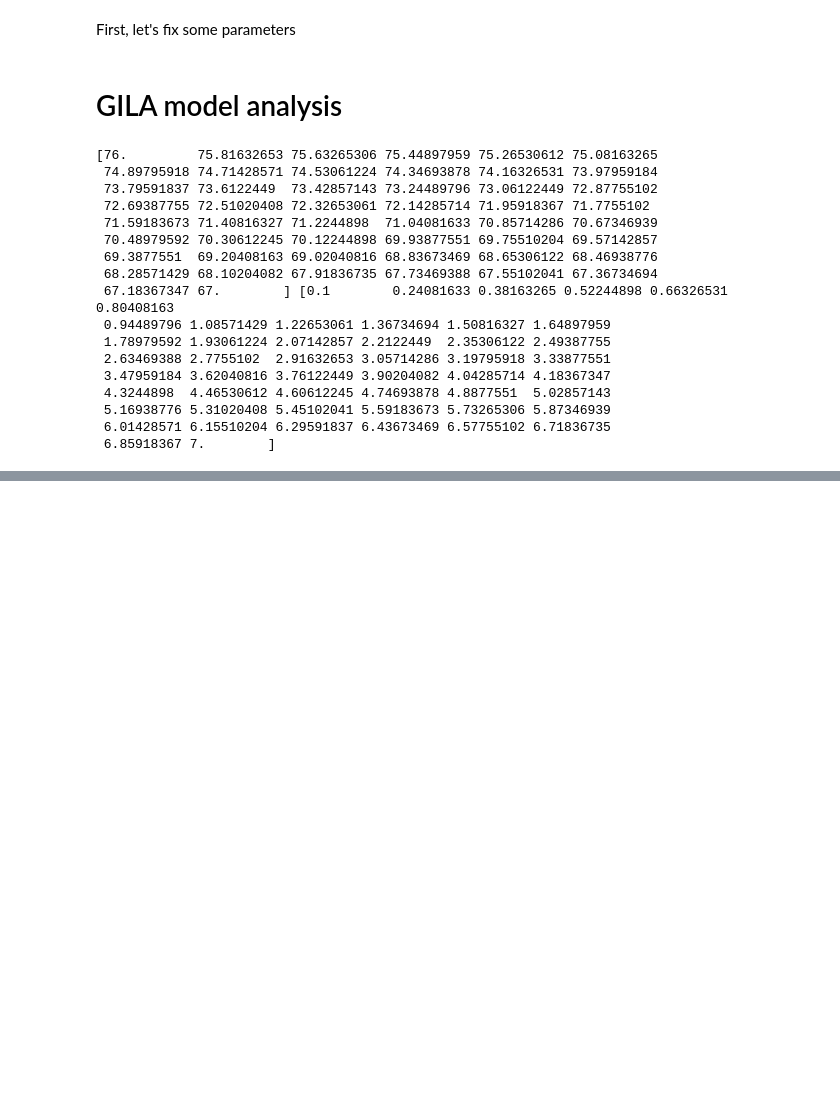
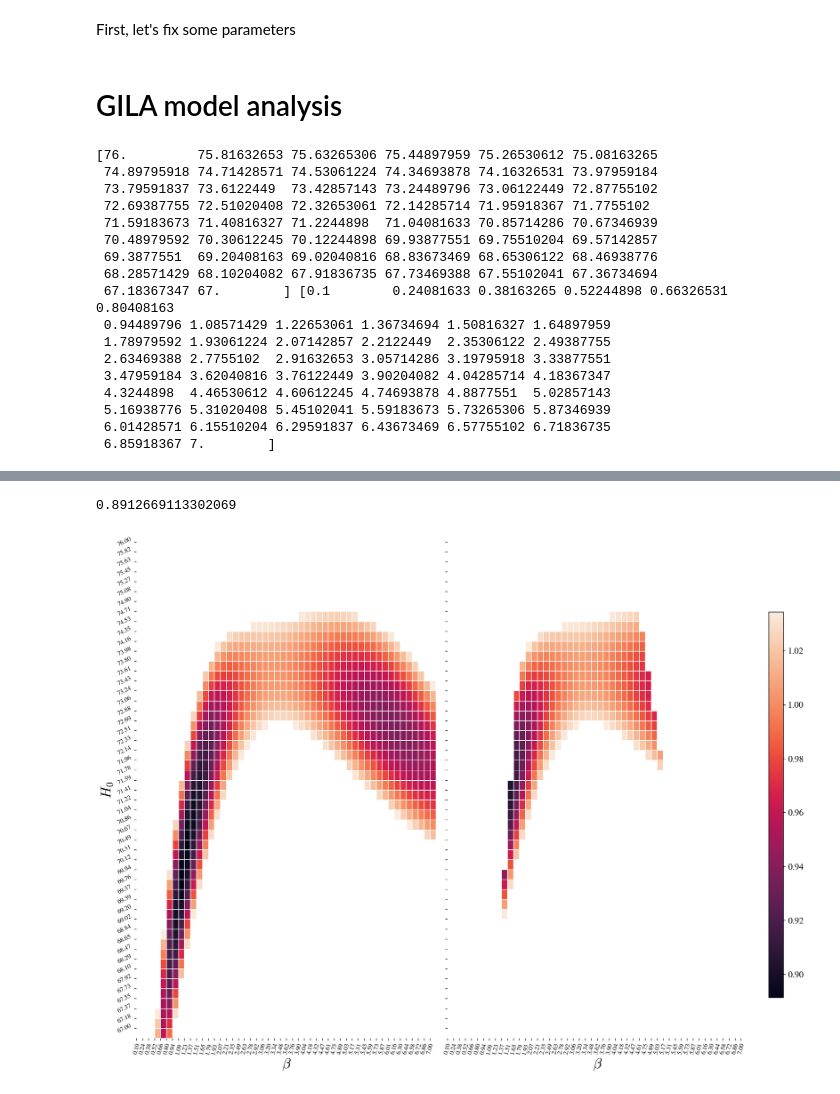
Before and after one commit to matiasleize/GC_MCMC, a Jupyter notebook: notebooks/age_of_the_universe/final stuff/plot_age_of_universe_0.90_heatmap.ipynb, the cells around one changed output, grey strips where cells are left out. Drawn from its saved outputs; the diff is of its cells as text; code cells hidden in the pictures; blank space fills up the shorter version.

```diff
--- a/notebooks/age_of_the_universe/final stuff/plot_age_of_universe_0.90_heatmap.ipynb
+++ b/notebooks/age_of_the_universe/final stuff/plot_age_of_universe_0.90_heatmap.ipynb
@@ -168,7 +168,9 @@ def chi2_without_cov(teo, data, errors_cuad):
 def params_to_chi2(theta, model, dataset_CC=None,dataset_SN_plus_shoes=None,
                    num_z_points=int(10**5)):
 
-    chi2_SN = 0
+    #chi2_SN = 0
+    #chi2_CC = 0
+
     [Mabs, L_bar, b, H_0, r, s] = theta
     physical_params = [L_bar, b, H_0, r, s]
     try:
@@ -524,3 +353,45 @@ print(matrix_gila_chi2_4)
  [nan nan nan ... nan nan nan]
  [nan nan nan ... nan nan nan]
  [nan nan nan ... nan nan nan]]
+# %%
+print(min(np.nanmin(matrix_gila_chi2_2), np.nanmin(matrix_gila_chi2_4)))
+# %% [output]
+0.8912669113302069
+# %%
+# Plot BETA model
+fig, axes = plt.subplots(1,2,figsize=(16, 12))
+# Define common color scale
+vmin = min(np.nanmin(matrix_gila_chi2_2), np.nanmin(matrix_gila_chi2_4))
+vmax = max(np.nanmax(matrix_gila_chi2_2), np.nanmax(matrix_gila_chi2_4))
+
+# Plot heatmaps without colorbars
+sns.heatmap(matrix_gila_chi2_2, ax=axes[0], linewidth=0.5, vmin=vmin, vmax=vmax, cbar=False)
+sns.heatmap(matrix_gila_chi2_4, ax=axes[1], linewidth=0.5, vmin=vmin, vmax=vmax, cbar=False)
+
+# General configurations for all axes
+for ax in axes.flat:
+    ax.set_xlabel(r'$\beta$', fontsize=22)
+    ax.set_ylabel(r'$H_0$', fontsize=22)
+    ax.set_xticks(np.arange(len(beta_values)))
+    ax.set_yticks(np.arange(len(H0_values)))
+    ax.set_xticklabels([f'{tick:.2f}' for tick in beta_values],rotation = 75)
+    ax.set_yticklabels([f'{tick:.2f}' for tick in H0_values],rotation = 25)
+    ax.label_outer()
+
+# Add a single colorbar
+cbar_ax = fig.add_axes([0.92, 0.15, 0.02, 0.7])  # Adjust position as needed
+cbar = fig.colorbar(axes[0].collections[0], cax=cbar_ax)  # Use one of the heatmap's color mappings
+
+# Change colorbar tick label size
+cbar.ax.tick_params(labelsize=14)  # Set fontsize
+
+fig.colorbar(axes[0].collections[0], cax=cbar_ax)  # Use one of the heatmap's color mappings
+
+fig.tight_layout(rect=[0, 0, 0.9, 1])  # Adjust layout to fit the colorbar
+
+
+fig.savefig(os.path.join(path_figures, 'heat_map_aou_GILA_r={0}_s={1}_Lbar={2}.png'.format(r,s,L_bar)))
+fig.savefig(os.path.join(path_figures, 'heat_map_aou_GILA_r={0}_s={1}_Lbar={2}.pdf'.format(r,s,L_bar)))
+plt.show()
+# %% [output]
+[figure, added]
```
Also changed, not shown: parts of 5 cells of this notebook, 2 other files.
